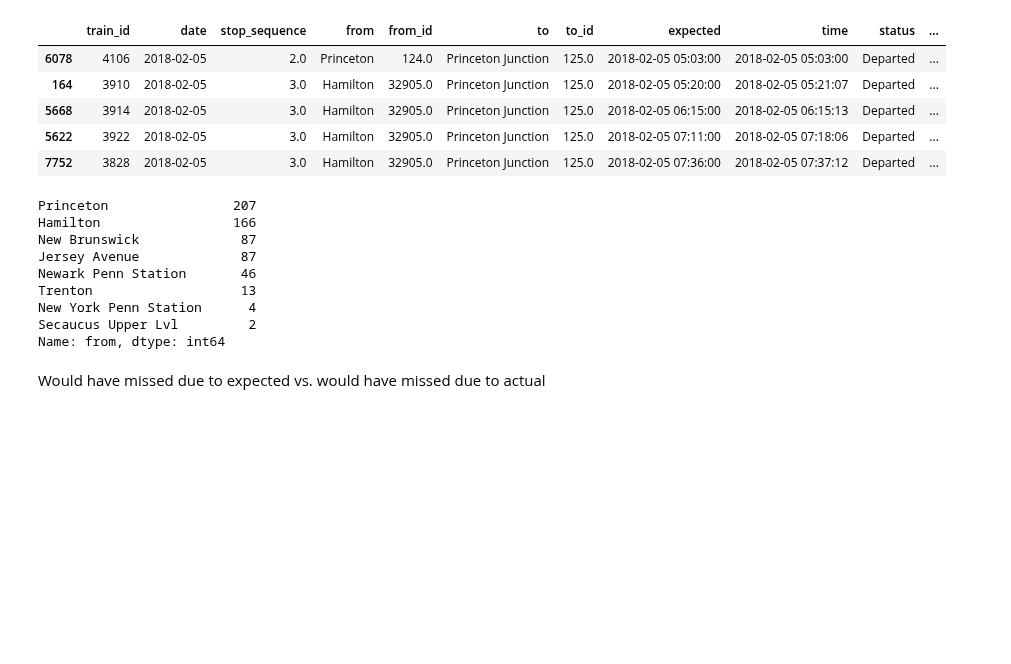
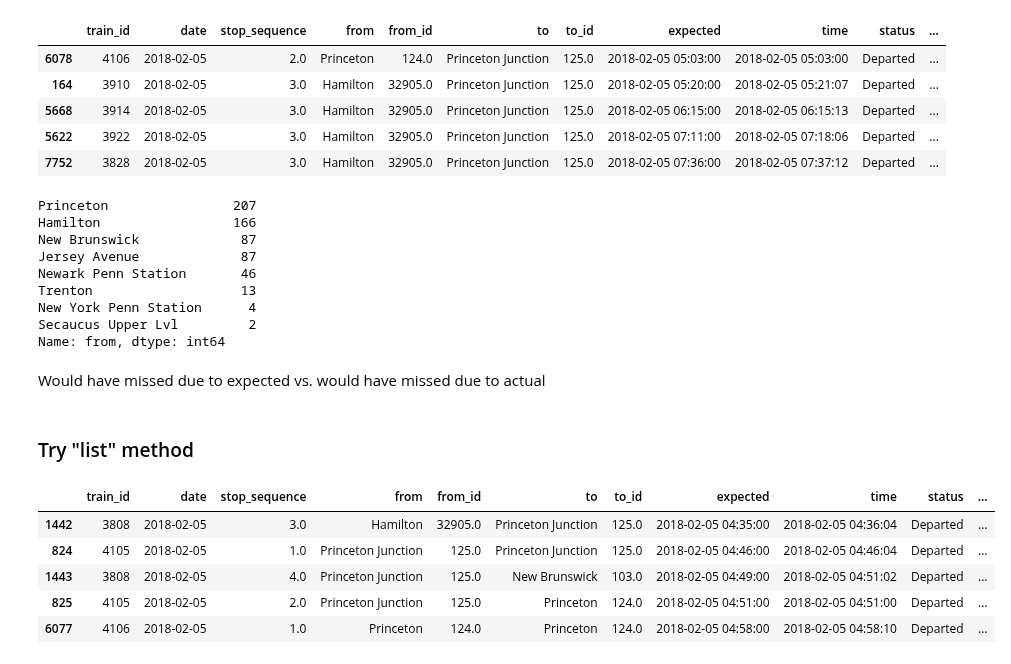
Before and after one commit to pranavbadami/njtransit, a Jupyter notebook: notebooks/analysis/dinky.ipynb, the cells around one changed output. Drawn from its saved outputs; the diff is of its cells as text; code cells hidden in the pictures; blank space fills up the shorter version.

```diff
--- a/notebooks/analysis/dinky.ipynb
+++ b/notebooks/analysis/dinky.ipynb
@@ -649,3 +646,14 @@ Secaucus Upper Lvl         2
 Name: from, dtype: int64
 # %% [markdown]
 Would have missed due to expected vs. would have missed due to actual
+# %% [markdown]
+### Try "list" method
+# %%
+princeton.head()
+# %% [output]
+|  | train_id | date | stop_sequence | from | from_id | to | to_id | expected | time | status | ... |
+| 1442 | 3808 | 2018-02-05 | 3.0 | Hamilton | 32905.0 | Princeton Junction | 125.0 | 2018-02-05 04:35:00 | 2018-02-05 04:36:04 | Departed | ... |
+| 824 | 4105 | 2018-02-05 | 1.0 | Princeton Junction | 125.0 | Princeton Junction | 125.0 | 2018-02-05 04:46:00 | 2018-02-05 04:46:04 | Departed | ... |
+| 1443 | 3808 | 2018-02-05 | 4.0 | Princeton Junction | 125.0 | New Brunswick | 103.0 | 2018-02-05 04:49:00 | 2018-02-05 04:51:02 | Departed | ... |
+| 825 | 4105 | 2018-02-05 | 2.0 | Princeton Junction | 125.0 | Princeton | 124.0 | 2018-02-05 04:51:00 | 2018-02-05 04:51:00 | Departed | ... |
+| 6077 | 4106 | 2018-02-05 | 1.0 | Princeton | 124.0 | Princeton | 124.0 | 2018-02-05 04:58:00 | 2018-02-05 04:58:10 | Departed | ... |
```
Also changed, not shown: parts of 38 cells of this notebook.
